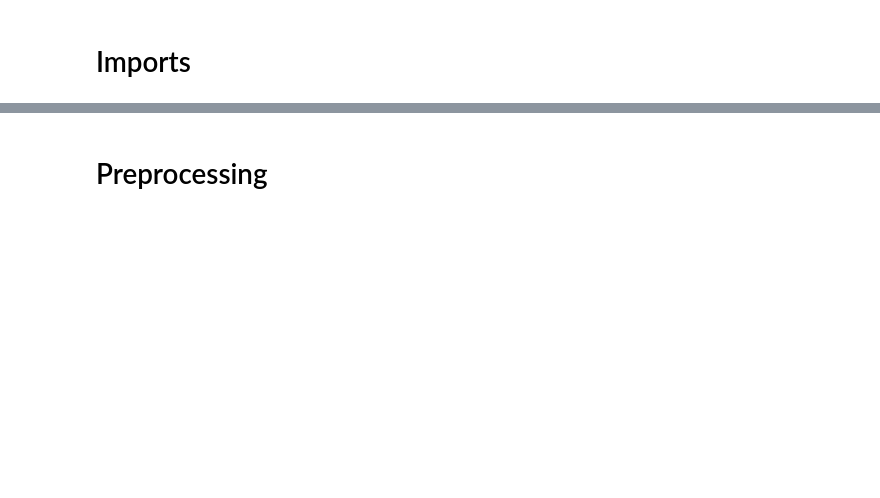
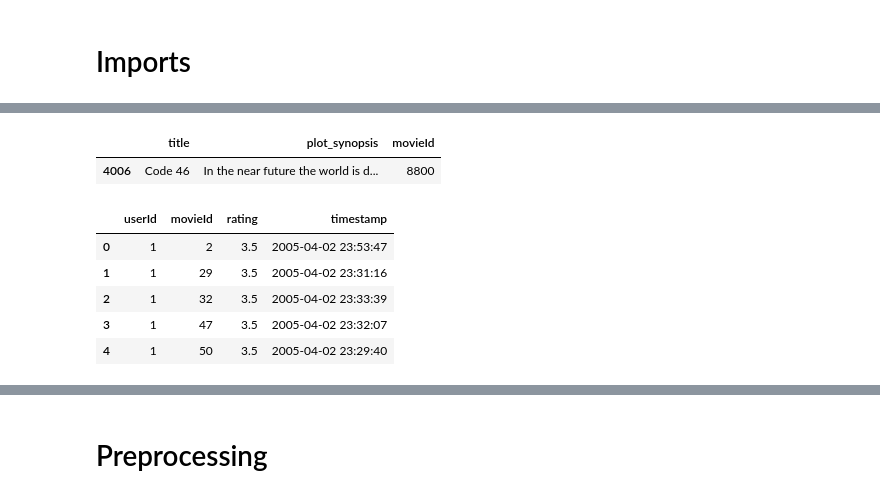
Before and after one commit to AeroPhilipp/movie_recommendation, a Jupyter notebook: notebooks/Movielens_NN_BERT_philipp.ipynb, the cells around one changed output, grey strips where cells are left out. Saved outputs shown, nothing was run; the diff lists cells and outputs as text; code cells hidden in the pictures; blank space fills up the shorter version.

```diff
--- a/notebooks/Movielens_NN_BERT_philipp.ipynb
+++ b/notebooks/Movielens_NN_BERT_philipp.ipynb
@@ -28 +46,6 @@ movies_df = pd.read_pickle('/content/gdrive/MyDrive/raw_data/title_plot_movieId.
+# %%
+movies_df[movies_df['movieId']==8800]
+# %% [output]
+|  | title | plot_synopsis | movieId |
+| 4006 | Code 46 | In the near future the world is d... | 8800 |
 # %%
@@ -30 +54,12 @@ ML_df = pd.read_csv('/content/gdrive/MyDrive/raw_data/MovieLens_20M/rating.csv')
+# %%
+# on local
+ML_df = pd.read_csv('../raw_data/MovieLens_20M/rating.csv')
+ML_df.head()
+# %% [output]
+|  | userId | movieId | rating | timestamp |
+| 0 | 1 | 2 | 3.5 | 2005-04-02 23:53:47 |
+| 1 | 1 | 29 | 3.5 | 2005-04-02 23:31:16 |
+| 2 | 1 | 32 | 3.5 | 2005-04-02 23:33:39 |
+| 3 | 1 | 47 | 3.5 | 2005-04-02 23:32:07 |
+| 4 | 1 | 50 | 3.5 | 2005-04-02 23:29:40 |
 # %%
```
Also changed, not shown: parts of 20 cells of this notebook, 5 other files.
